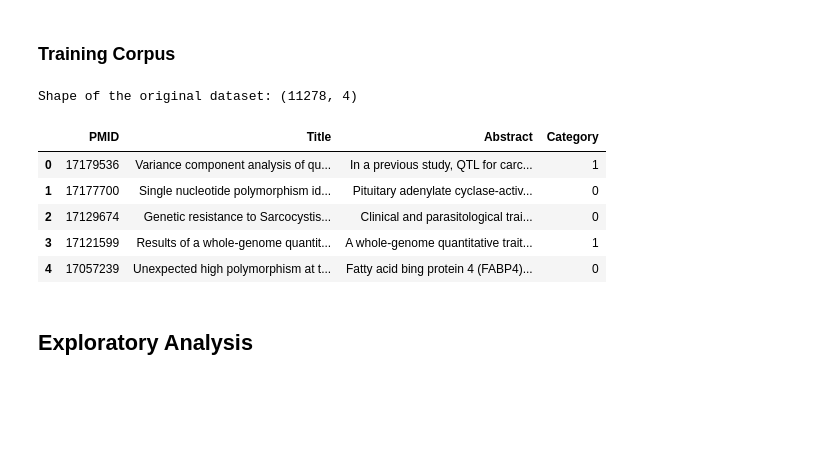
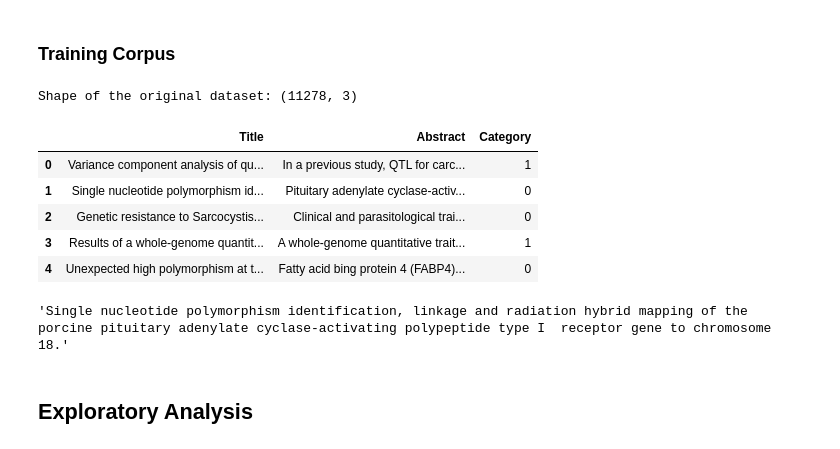
Before and after one commit to gabriel-ferreira-life/NLP-Title-Generation, a Jupyter notebook: exploratory_data_analysis/eda.ipynb, the cells around one changed output. Saved outputs shown, nothing was run; the diff lists cells and outputs as text; code cells hidden in the pictures; blank space fills up the shorter version.

```diff
--- a/exploratory_data_analysis/eda.ipynb
+++ b/exploratory_data_analysis/eda.ipynb
@@ -39,21 +39,25 @@ The inference batch has 1097 observations and 4 columns.
 # %%
 # Define file path
 file_name = "QTL_text.json"
 final_path = os.path.join(file_path, file_name)
 
 # Load json file
 df = pd.read_json(final_path)
-df = df.drop(columns=['Journal'])
+df = df.drop(columns=['Journal', 'PMID'])
 print(f"Shape of the original dataset: {df.shape}", "\n")
 df.head()
 # %% [output]
-Shape of the original dataset: (11278, 4)
+Shape of the original dataset: (11278, 3)
-|  | PMID | Title | Abstract | Category |
-| 0 | 17179536 | Variance component analysis of qu... | In a previous study, QTL for carc... | 1 |
-| 1 | 17177700 | Single nucleotide polymorphism id... | Pituitary adenylate cyclase-activ... | 0 |
-| 2 | 17129674 | Genetic resistance to Sarcocystis... | Clinical and parasitological trai... | 0 |
-| 3 | 17121599 | Results of a whole-genome quantit... | A whole-genome quantitative trait... | 1 |
-| 4 | 17057239 | Unexpected high polymorphism at t... | Fatty acid bing protein 4 (FABP4)... | 0 |
+|  | Title | Abstract | Category |
+| 0 | Variance component analysis of qu... | In a previous study, QTL for carc... | 1 |
+| 1 | Single nucleotide polymorphism id... | Pituitary adenylate cyclase-activ... | 0 |
+| 2 | Genetic resistance to Sarcocystis... | Clinical and parasitological trai... | 0 |
+| 3 | Results of a whole-genome quantit... | A whole-genome quantitative trait... | 1 |
+| 4 | Unexpected high polymorphism at t... | Fatty acid bing protein 4 (FABP4)... | 0 |
+# %%
+df['Title'][1]
+# %% [output]
+'Single nucleotide polymorphism identification, linkage and radiation hybrid mapping of the porcine pituitary adenylate cyclase-activating polypeptide type I  receptor gene to chromosome 18.'
 # %% [markdown]
 ## Exploratory Analysis
 # %%
```
Also changed, not shown: parts of 15 cells of this notebook, 4 other files.
